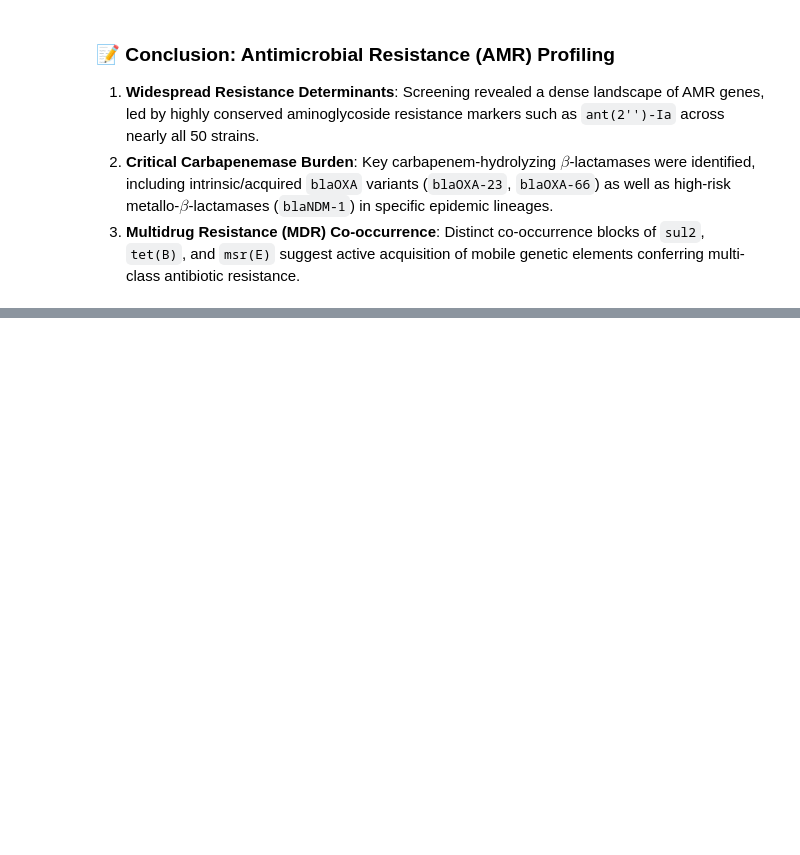
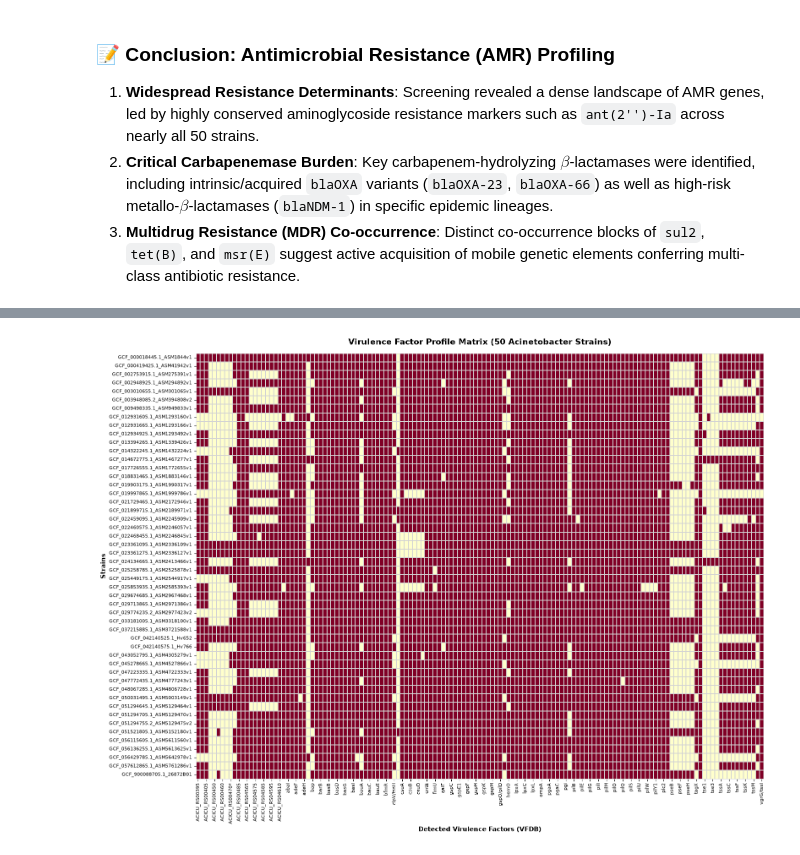
Before and after one commit to refmyoussef-source/Acinetobacter-Pangenomics, a Jupyter notebook: 05_AMR_Gene_Profiling.ipynb, the cells around one changed output, grey strips where cells are left out. Saved outputs shown, nothing was run; the diff lists cells and outputs as text; code cells hidden in the pictures; blank space fills up the shorter version.

Commit message:
Add Conclusion: Virulence Factor (VFDB) Profiling

```diff
--- a/05_AMR_Gene_Profiling.ipynb
+++ b/05_AMR_Gene_Profiling.ipynb
@@ -115,0 +117,33 @@ Processing: my_genomes/GCF_900088705.1_26872B01_genomic.fna
+# %%
+import pandas as pd
+import seaborn as sns
+import matplotlib.pyplot as plt
+
+# 1. Read ABRicate VF summary report
+df_vf = pd.read_csv('vf_summary.tsv', sep='\t', index_col=0)
+
+# 2. Clean strain names
+df_vf.index = df_vf.index.str.replace('my_genomes/', '', regex=False).str.replace('_genomic.fna', '', regex=False)
+
+# 3. Drop metadata column if present
+if 'NUM_FOUND' in df_vf.columns:
+    df_vf = df_vf.drop(columns=['NUM_FOUND'])
+
+# 4. Convert table to binary presence (1) / absence (0)
+binary_vf = (df_vf.notna() & (df_vf != '.')).astype(int)
+
+# 5. Render & Save Heatmap (using YlOrRd color palette for virulence)
+plt.figure(figsize=(16, 12))
+sns.heatmap(binary_vf, cmap="YlOrRd", cbar=False, linewidths=0.2, linecolor='lightgray')
+
+plt.title("Virulence Factor Profile Matrix (50 Acinetobacter Strains)", fontsize=14, fontweight='bold', pad=15)
+plt.xlabel("Detected Virulence Factors (VFDB)", fontsize=11, fontweight='bold')
+plt.ylabel("Strains", fontsize=11, fontweight='bold')
+plt.xticks(rotation=90, fontsize=8)
+plt.yticks(fontsize=8)
+
+plt.tight_layout()
+plt.savefig('vf_heatmap.png', dpi=300, bbox_inches='tight')
+plt.show()
+# %% [output]
+[figure, added]
```
Also changed, not shown: parts of 2 cells of this notebook.
